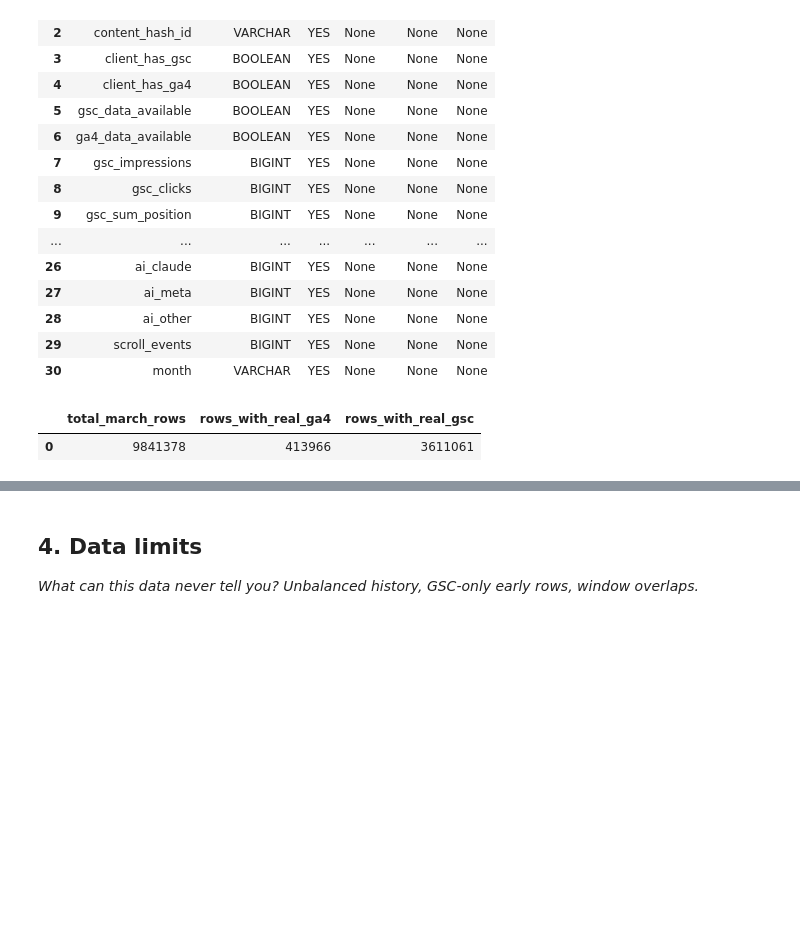
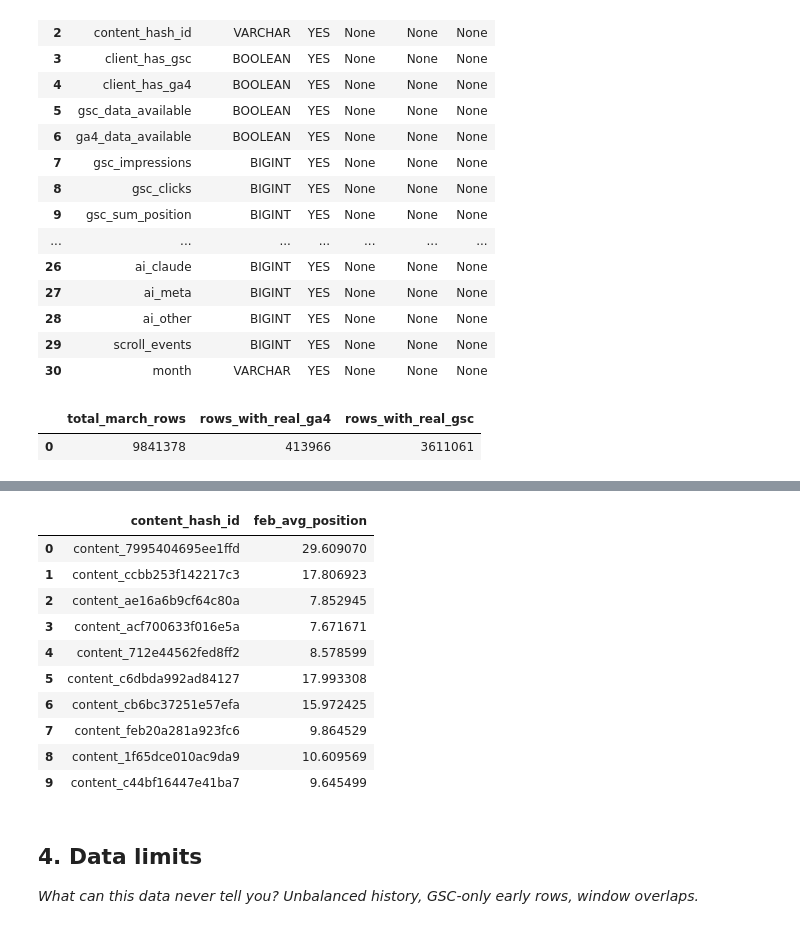
Before and after one commit to fatima12aa/fa-ml, a Jupyter notebook: work/notebooks/w03_data_contract.ipynb, the cells around one changed output, grey strips where cells are left out. Saved outputs shown, nothing was run; the diff lists cells and outputs as text; code cells hidden in the pictures; blank space fills up the shorter version.

```diff
--- a/work/notebooks/w03_data_contract.ipynb
+++ b/work/notebooks/w03_data_contract.ipynb
@@ -268,3 +366,46 @@ availability_check
+# %%
+# ============================================================
+# FEATURE 3: February average search position, per page
+# ------------------------------------------------------------
+# gsc_avg_position tells us roughly where a page ranks in search results
+# (lower number = better rank, e.g. position 1 = top result).
+#
+# KNOWN GOTCHA (confirmed earlier in the starter CSV, w01): a value of 0
+# does NOT mean "ranked at position zero" -- it's a sentinel for "no
+# position data." If we naively AVG() this column including those 0-rows,
+# we'd artificially drag the average toward a falsely "better" position.
+#
+# Fix: filter out rows where gsc_avg_position = 0 (or where the day had no
+# real position data) BEFORE averaging, same as we did with the CSV's
+# avg_position column. We also keep the gsc_data_available filter for the
+# same reason as Features 1 and 2.
+#
+# Available when: knowable by end of February -- no March data used.
+# ============================================================
+feb_position = con.sql(f"""
+    SELECT
+        content_hash_id,
+        AVG(gsc_avg_position) AS feb_avg_position
+    FROM {TABLES['fact_daily']}
+    WHERE report_date >= '2026-02-01' AND report_date < '2026-03-01'
+      AND gsc_data_available IS TRUE
+      AND gsc_avg_position > 0
+    GROUP BY content_hash_id
+""").df()
+
+feb_position.head(10)
+# %% [output]
+|  | content_hash_id | feb_avg_position |
+| 0 | content_7995404695ee1ffd | 29.609070 |
+| 1 | content_ccbb253f142217c3 | 17.806923 |
+| 2 | content_ae16a6b9cf64c80a | 7.852945 |
+| 3 | content_acf700633f016e5a | 7.671671 |
+| 4 | content_712e44562fed8ff2 | 8.578599 |
+| 5 | content_c6dbda992ad84127 | 17.993308 |
+| 6 | content_cb6bc37251e57efa | 15.972425 |
+| 7 | content_feb20a281a923fc6 | 9.864529 |
+| 8 | content_1f65dce010ac9da9 | 10.609569 |
+| 9 | content_c44bf16447e41ba7 | 9.645499 |
 # %% [markdown]
 ## 4. Data limits
 
```
Also changed, not shown: parts of 2 cells of this notebook.
